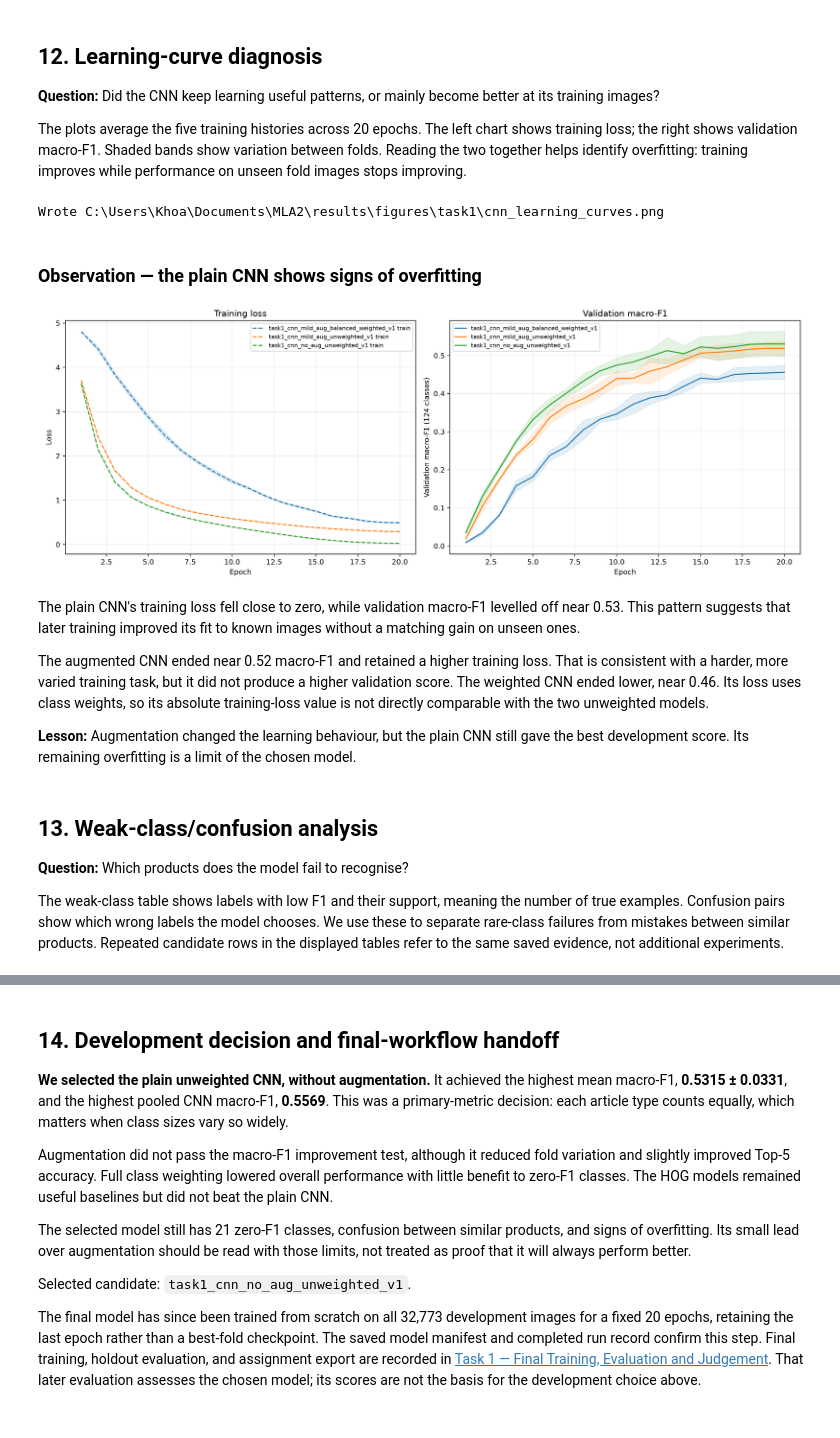
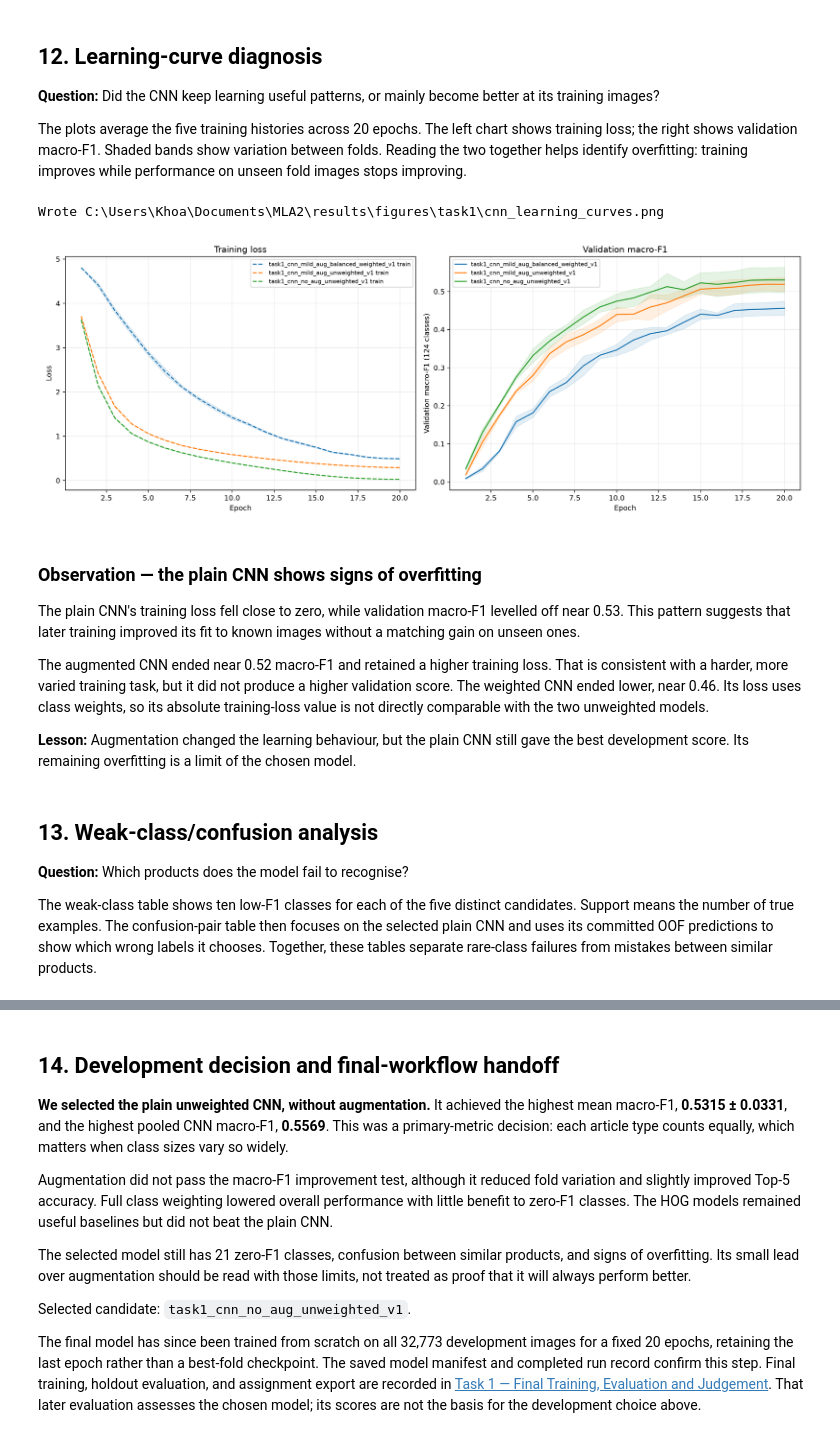
Before and after one commit to TrnLin/MLA2, a Jupyter notebook: notebooks/02_task1_part1_article_type.ipynb, the cells around one changed output, grey strips where cells are left out. Cells and saved outputs as stored; diff of their text form; code cells hidden in the pictures.

```diff
--- a/notebooks/02_task1_part1_article_type.ipynb
+++ b/notebooks/02_task1_part1_article_type.ipynb
@@ -459,37 +466,37 @@ else:
     if has_required_columns and has_history_columns:
         fold_counts = combined_folds.groupby("candidate_id")["fold"].nunique()
         has_complete_folds = (
             len(combined_folds) == 15
             and set(combined_folds["candidate_id"]) == expected_learning_candidates
             and set(fold_counts) == {5}
             and set(compact_histories["run_id"]) == set(combined_folds["run_id"])
         )
 
     if not has_complete_folds:
         print("Learning curves are not ready; compact Task 1 evidence is incomplete.")
     else:
         for (candidate_id, _), history in compact_histories.groupby(
             ["candidate_id", "fold"], sort=True
         ):
             learning_curve_histories[str(candidate_id)].append(
                 history.sort_values("epoch", kind="stable")
             )
 
         if any(len(items) != 5 for items in learning_curve_histories.values()):
             print("Learning curves are not ready; compact Task 1 evidence is incomplete.")
         else:
             learning_curve_path = write_task1_learning_curve_figure(
                 dict(learning_curve_histories),
                 output=TASK1_FIGURE_DIR / "cnn_learning_curves.png",
                 include_validation_loss=False,
             )
             print(f"Wrote {learning_curve_path}")
+            display(Image(filename=str(learning_curve_path)))
 # %% [output]
 Wrote C:\Users\Khoa\Documents\MLA2\results\figures\task1\cnn_learning_curves.png
+[figure, added]
 # %% [markdown]
 ### Observation — the plain CNN shows signs of overfitting
-
-![Mean CNN learning curves across five folds](attachment:cnn_learning_curves.png)
 
 The plain CNN's training loss fell close to zero, while validation macro-F1 levelled off near 0.53. This pattern suggests that later training improved its fit to known images without a matching gain on unseen ones.
 
@@ -501,5 +508,5 @@ The augmented CNN ended near 0.52 macro-F1 and retained a higher training loss.
 
 **Question:** Which products does the model fail to recognise?
 
-The weak-class table shows labels with low F1 and their support, meaning the number of true examples. Confusion pairs show which wrong labels the model chooses. We use these to separate rare-class failures from mistakes between similar products. Repeated candidate rows in the displayed tables refer to the same saved evidence, not additional experiments.
+The weak-class table shows ten low-F1 classes for each of the five distinct candidates. Support means the number of true examples. The confusion-pair table then focuses on the selected plain CNN and uses its committed OOF predictions to show which wrong labels it chooses. Together, these tables separate rare-class failures from mistakes between similar products.
 # %%
```
Also changed, not shown: parts of 5 cells of this notebook, 1 other file.
